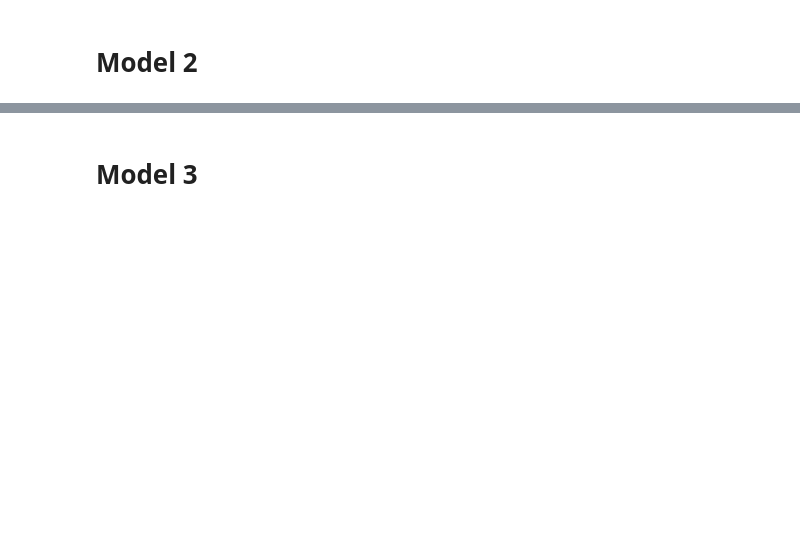
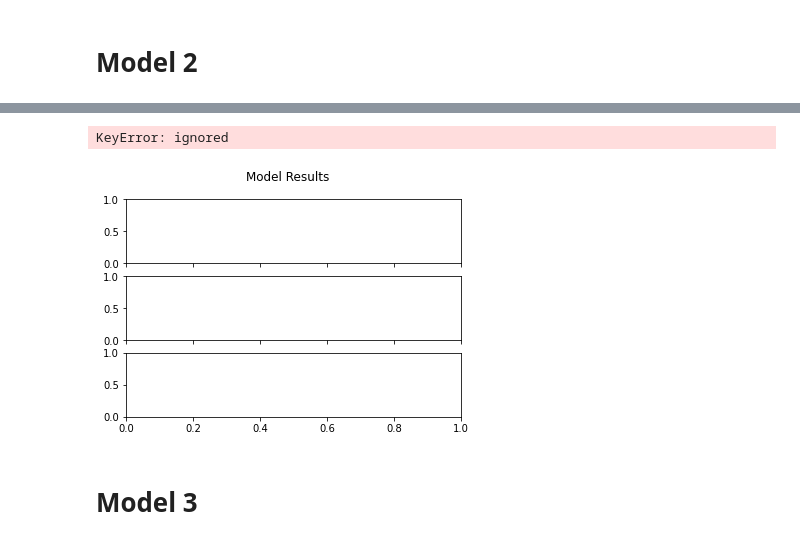
Before and after one commit to edgarbarr1/colon-cancer-cnn, a Jupyter notebook: colon_cancer_image.ipynb, the cells around one changed output, grey strips where cells are left out. Cells and saved outputs as stored; diff of their text form; code cells hidden in the pictures; blank space fills up the shorter version.

```diff
--- a/colon_cancer_image.ipynb
+++ b/colon_cancer_image.ipynb
@@ -365,7 +412,10 @@ def visualize_training_results(history, iteration):
     plt.show()
     pass
 # %%
-visualize_training_results(model_2.history, 3)
+visualize_training_results(model_2.history, 1)
+# %% [output]
+KeyError: ignored
+[figure, added]
 # %% [markdown]
 # Model 3 #
 # %%
```
Also changed, not shown: parts of 26 cells of this notebook.
